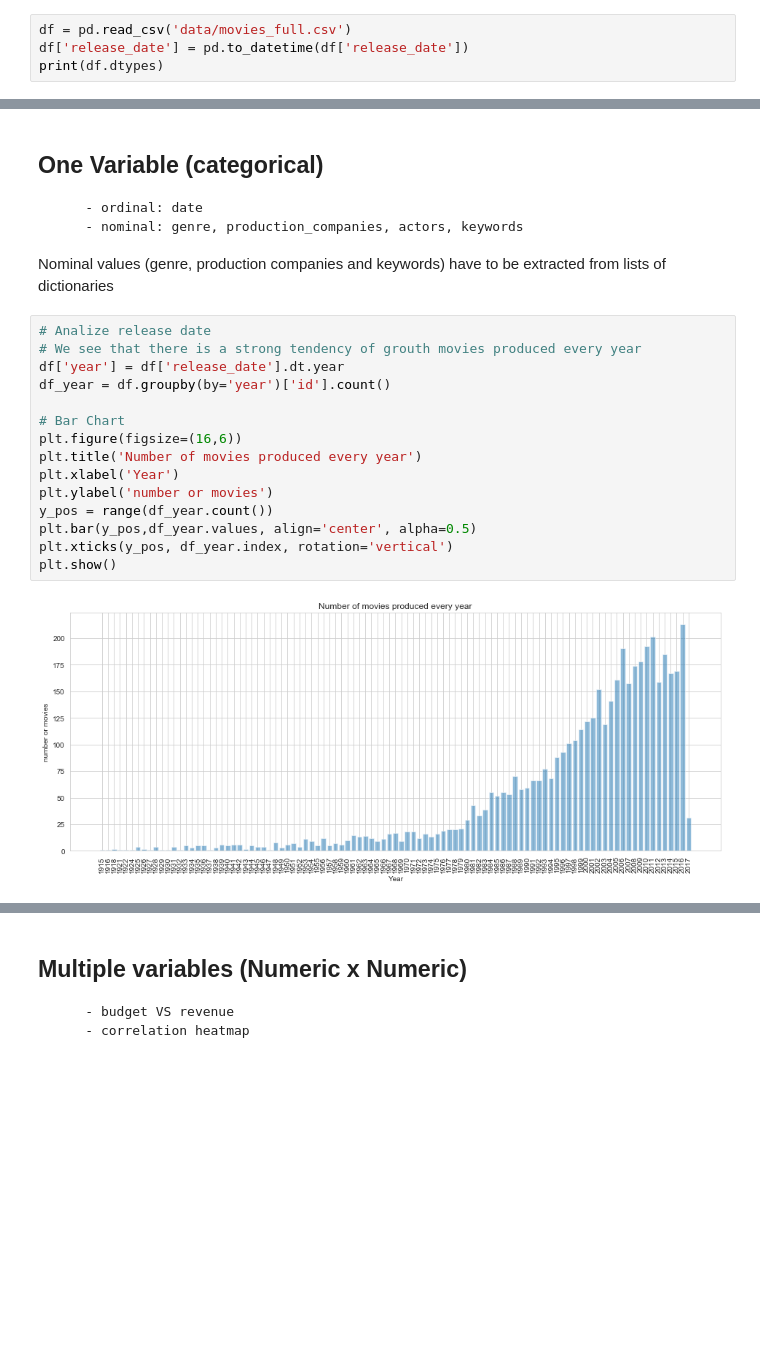
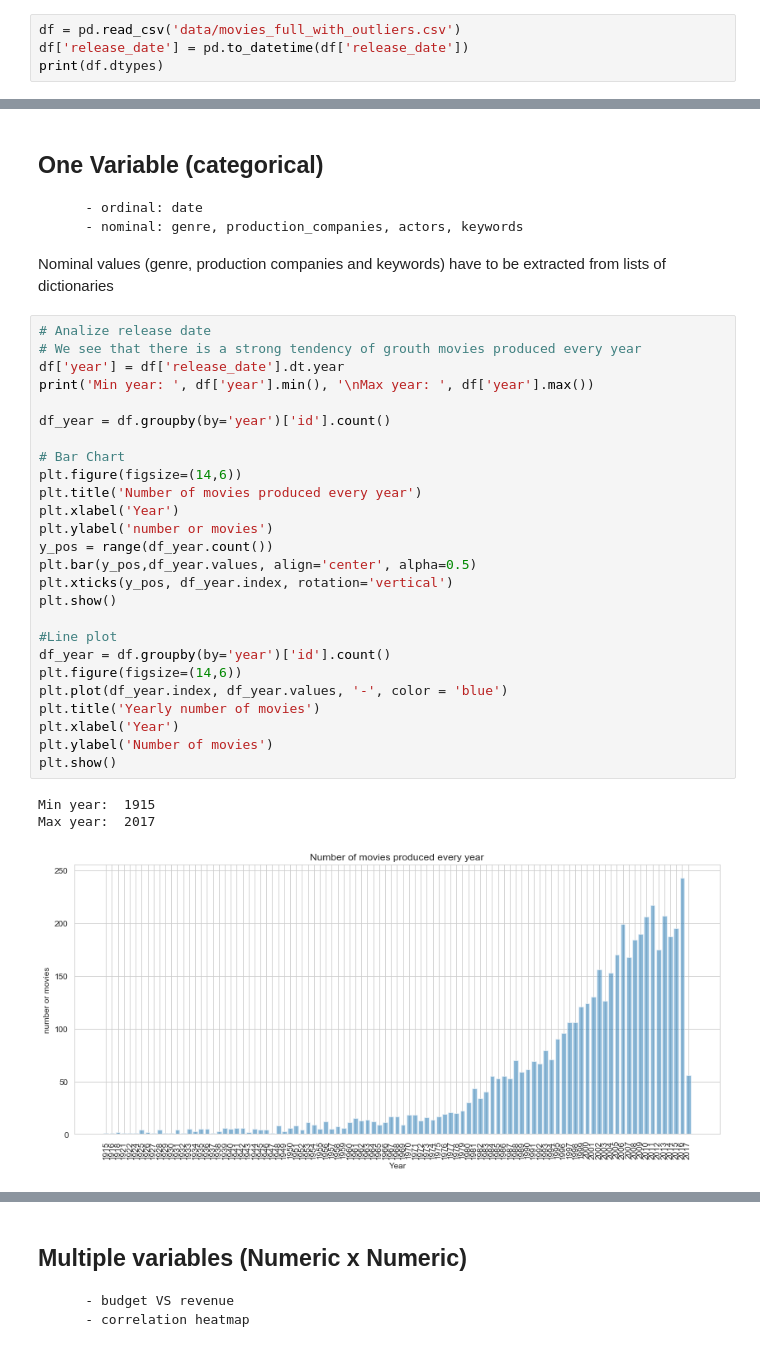
Before and after one commit to nastazya/Movies-analytics, a Jupyter notebook: EDA.ipynb, the cells around one changed output, grey strips where cells are left out. Drawn from its saved outputs; the diff is of its cells as text; blank space fills up the shorter version.

Commit message:
Added plots

```diff
--- a/EDA.ipynb
+++ b/EDA.ipynb
@@ -20,7 +20,7 @@ sns.set_style('whitegrid')
 pd.set_option('display.float_format', lambda x: '%.2f' % x)
 pd.set_option('display.max_columns', 24)
 # %%
-df = pd.read_csv('data/movies_full.csv')
+df = pd.read_csv('data/movies_full_with_outliers.csv')
 df['release_date'] = pd.to_datetime(df['release_date'])
 print(df.dtypes)
 # %% [output]
@@ -195,17 +195,30 @@ Nominal values (genre, production companies and keywords) have to be extracted f
 # %%
 # Analize release date
 # We see that there is a strong tendency of grouth movies produced every year
 df['year'] = df['release_date'].dt.year
+print('Min year: ', df['year'].min(), '\nMax year: ', df['year'].max())
+
 df_year = df.groupby(by='year')['id'].count()
 
 # Bar Chart
-plt.figure(figsize=(16,6))
+plt.figure(figsize=(14,6))
 plt.title('Number of movies produced every year')
 plt.xlabel('Year')
 plt.ylabel('number or movies')
 y_pos = range(df_year.count())
 plt.bar(y_pos,df_year.values, align='center', alpha=0.5)
 plt.xticks(y_pos, df_year.index, rotation='vertical')
 plt.show()
+
+#Line plot
+df_year = df.groupby(by='year')['id'].count()
+plt.figure(figsize=(14,6))
+plt.plot(df_year.index, df_year.values, '-', color = 'blue')
+plt.title('Yearly number of movies')
+plt.xlabel('Year')
+plt.ylabel('Number of movies')
+plt.show()
 # %% [output]
+Min year:  1915
+Max year:  2017
-[figure, old version]
+[figure, new version]
```
Also changed, not shown: parts of 24 cells of this notebook.
